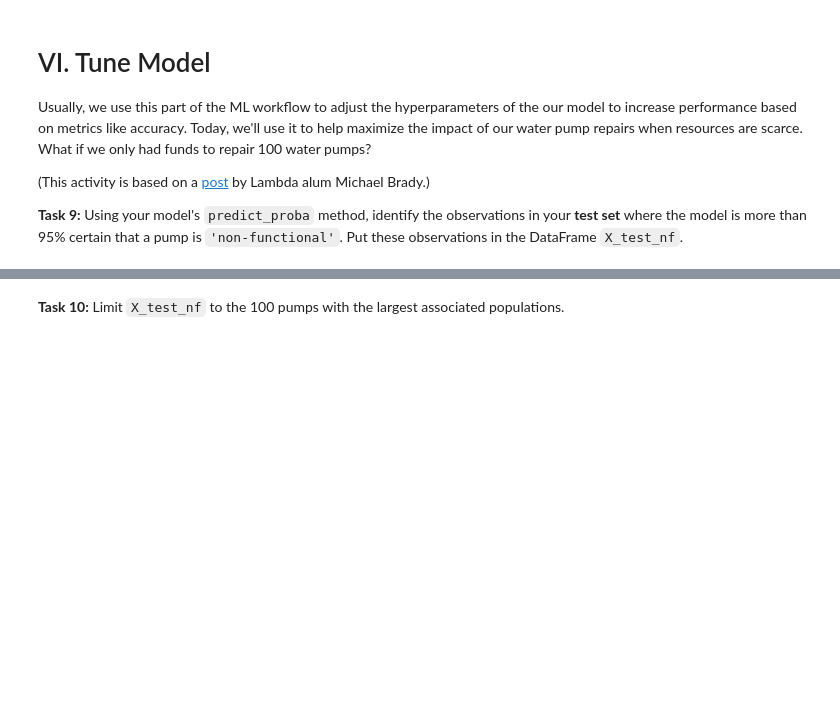
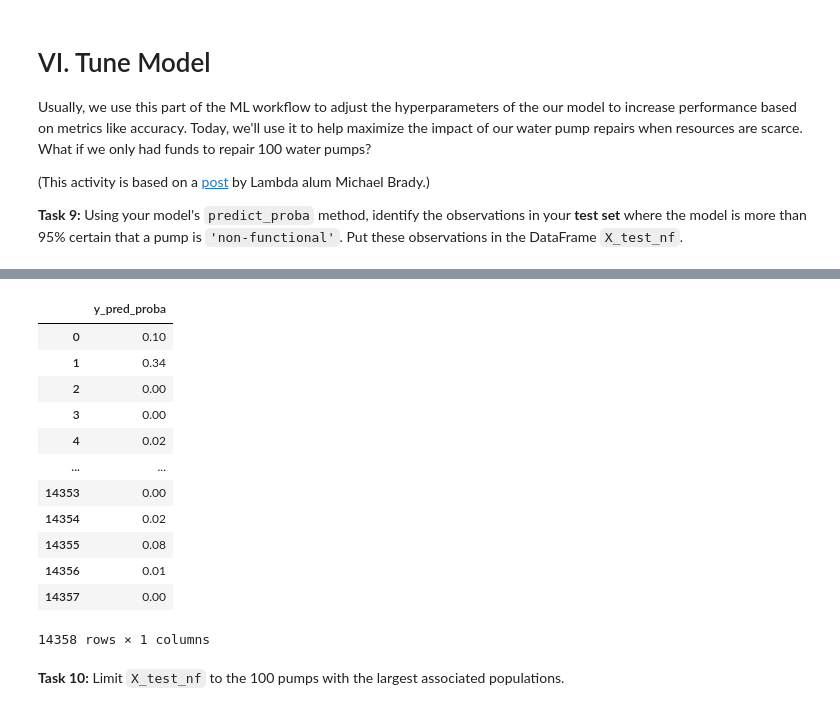
Before and after one commit to sikoh/DS-Tree-Based-Models, a Jupyter notebook: Classification-Metrics/DS_ClassificationMetrics_Homework.ipynb, the cells around one changed output, grey strips where cells are left out. Drawn from its saved outputs; the diff is of its cells as text; code cells hidden in the pictures; blank space fills up the shorter version.

```diff
--- a/Classification-Metrics/DS_ClassificationMetrics_Homework.ipynb
+++ b/Classification-Metrics/DS_ClassificationMetrics_Homework.ipynb
@@ -193,2 +231,19 @@ Usually, we use this part of the ML workflow to adjust the hyperparameters of th
+# %%
+X_test_nf = pd.DataFrame({'y_pred_proba':y_pred_proba})
+X_test_nf
+# %% [output]
+|  | y_pred_proba |
+| 0 | 0.10 |
+| 1 | 0.34 |
+| 2 | 0.00 |
+| 3 | 0.00 |
+| 4 | 0.02 |
+| ... | ... |
+| 14353 | 0.00 |
+| 14354 | 0.02 |
+| 14355 | 0.08 |
+| 14356 | 0.01 |
+| 14357 | 0.00 |
+14358 rows × 1 columns
 # %% [markdown]
 **Task 10:** Limit `X_test_nf` to the 100 pumps with the largest associated populations.
```
Also changed, not shown: parts of 4 cells of this notebook.
